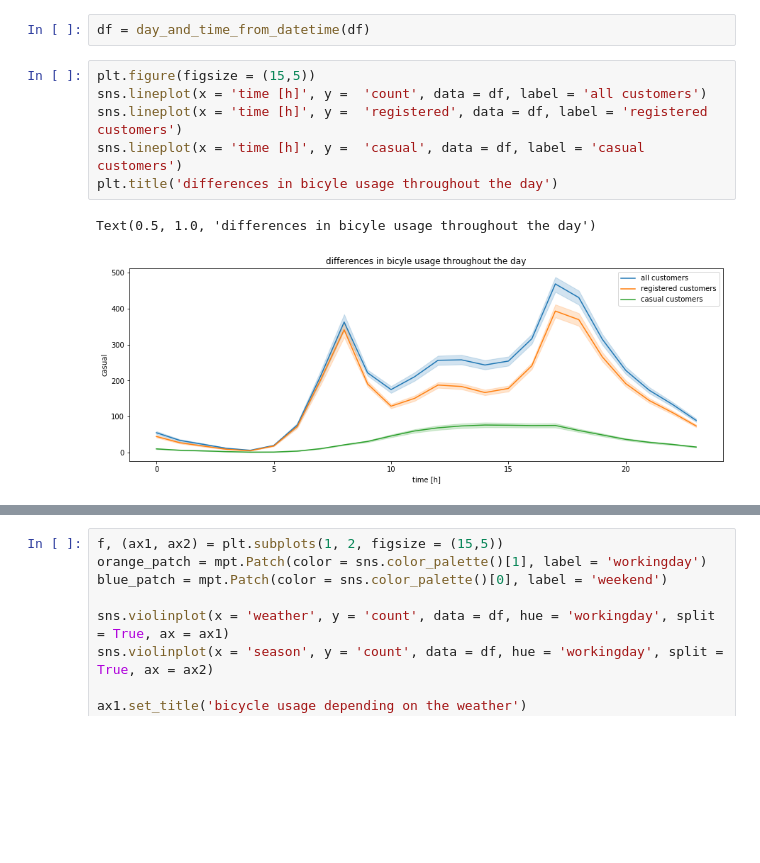
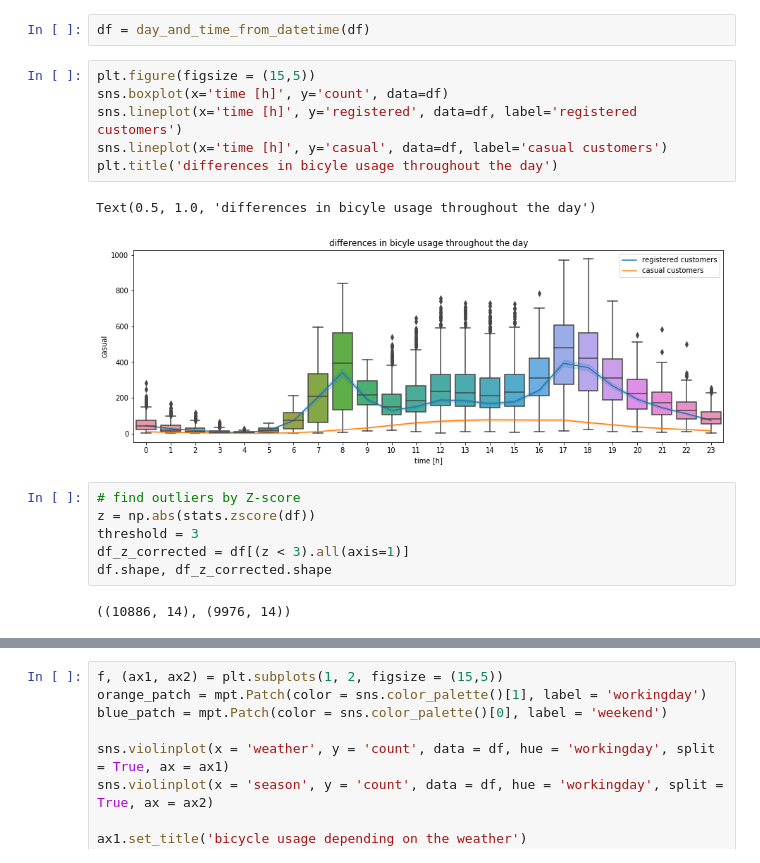
Before and after one commit to mkoeppel/Bicycle_Ridge, a Jupyter notebook: Linear_Regression_Assessment_Kaggle_CapitalBikeShare.ipynb, the cells around one changed output, grey strips where cells are left out. Drawn from its saved outputs; the diff is of its cells as text; blank space fills up the shorter version.

Commit message:
outlier correction included

```diff
--- a/Linear_Regression_Assessment_Kaggle_CapitalBikeShare.ipynb
+++ b/Linear_Regression_Assessment_Kaggle_CapitalBikeShare.ipynb
@@ -107,10 +108,18 @@ sns.heatmap(Xtrain.isna())
 df = day_and_time_from_datetime(df)
 # %%
 plt.figure(figsize = (15,5))
-sns.lineplot(x = 'time [h]', y =  'count', data = df, label = 'all customers')
-sns.lineplot(x = 'time [h]', y =  'registered', data = df, label = 'registered customers')
-sns.lineplot(x = 'time [h]', y =  'casual', data = df, label = 'casual customers')
+sns.boxplot(x='time [h]', y='count', data=df)
+sns.lineplot(x='time [h]', y='registered', data=df, label='registered customers')
+sns.lineplot(x='time [h]', y='casual', data=df, label='casual customers')
 plt.title('differences in bicyle usage throughout the day')
 # %% [output]
 Text(0.5, 1.0, 'differences in bicyle usage throughout the day')
-[figure, old version]
+[figure, new version]
+# %%
+# find outliers by Z-score
+z = np.abs(stats.zscore(df))
+threshold = 3
+df_z_corrected = df[(z < 3).all(axis=1)]
+df.shape, df_z_corrected.shape
+# %% [output]
+((10886, 14), (9976, 14))
```
Also changed, not shown: parts of 28 cells of this notebook.
